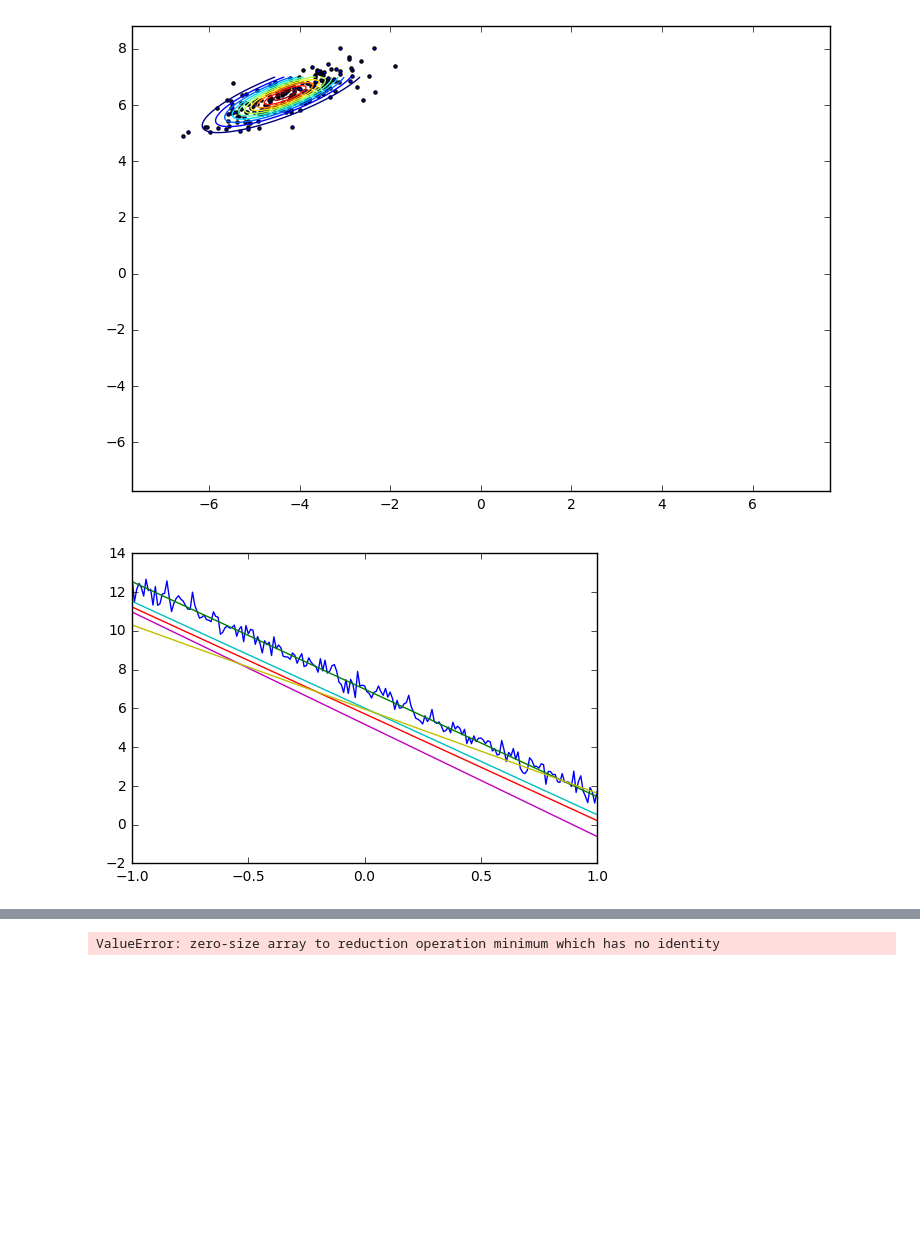
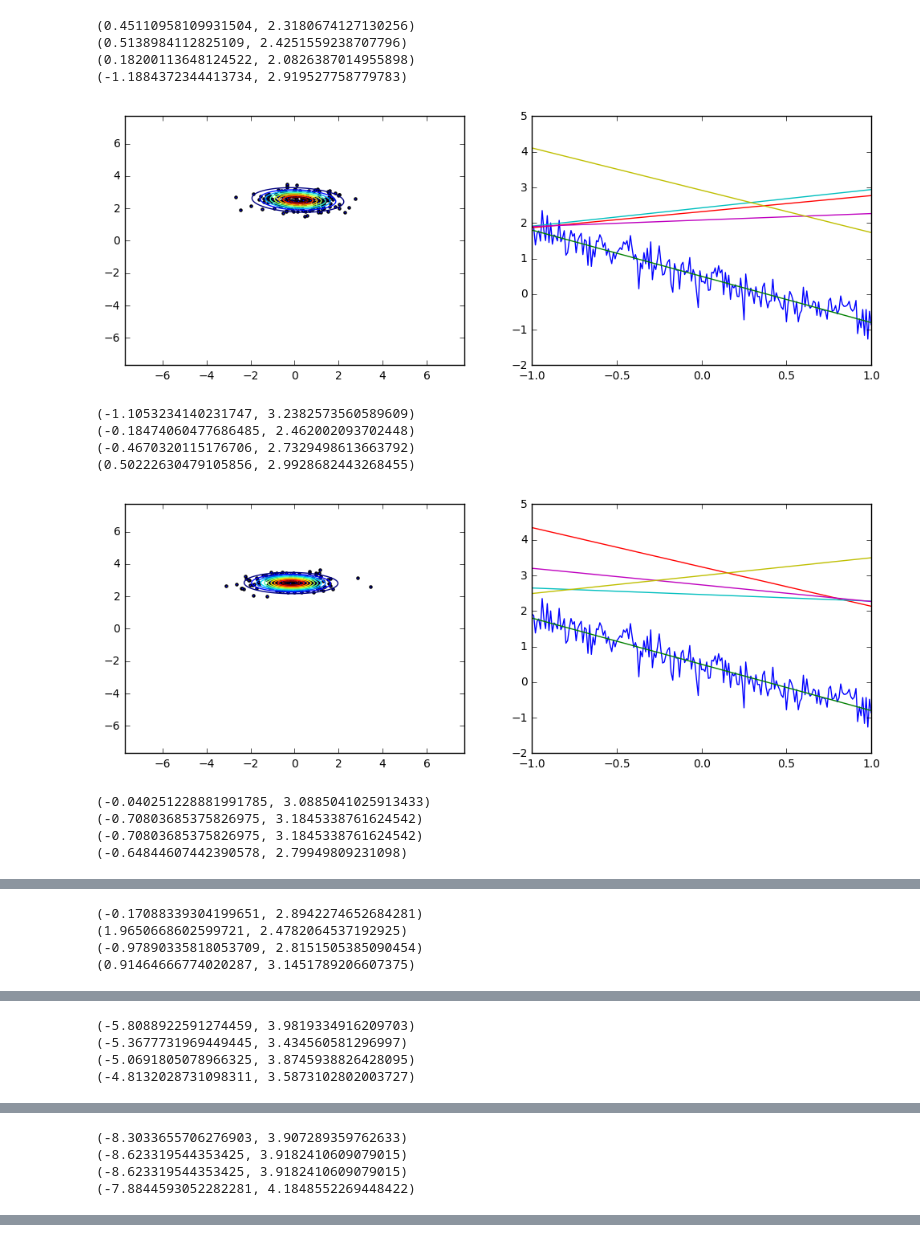
Before and after one commit to shanik-d/machine-learning, a Jupyter notebook: Untitled.ipynb, the cells around one changed output, grey strips where cells are left out. Saved outputs shown, nothing was run; the diff lists cells and outputs as text; code cells hidden in the pictures; blank space fills up the shorter version.

Commit message:
got graphs working mostly

```diff
--- a/Untitled.ipynb
+++ b/Untitled.ipynb
@@ -52,7 +53,7 @@ def pointsPDF(mu, cov, space, grid):
     return (dataDim0, dataDim1, pdf)
 
 def scatterContour(XT, YT, dataDim0, dataDim1, pdf):
-    fig = plt.figure(figsize=(9, 6))
+    fig = plt.figure(figsize=(6, 4))
     ax = fig.add_subplot( 111 )
     ax.scatter(dataDim0, dataDim1, marker='.')
     plt.contour(XT, YT, pdf, 10)
@@ -62,6 +63,10 @@ prior = pointsPDF(mu0, cov0, xRange, XY)
 
 scatterContour(XT, YT, prior[0], prior[1], prior[2])
 
+def scatterContour2(XT, YT, dataDim0, dataDim1, pdf, ax):
+    ax.scatter(dataDim0, dataDim1, marker='.')
+    ax.contour(XT, YT, pdf, 10)
+
 
 #plt.hist(yDim0, bins=200)
 #plt.show()
@@ -75,10 +80,11 @@ xArr = np.linspace(-1,1,num=201)
 errorMu, errorCov = 0, 0.3
 W = [-1.3, 0.5]
 
-def likelihood(W, ax):
+def likelihood(W, ax, b):
     yArr = [applyModelParams(i, W, errorMu, errorCov) for i in xArr]
     ax.plot(xArr, yArr)
-    return yArr
+    if (b):
+        return yArr
 
 def sampleLine(W, ax):
     yLine = W[0]*xArr + W[1]
@@ -86,7 +92,7 @@ def sampleLine(W, ax):
 
 fig = plt.figure()
 ax = fig.add_subplot( 111 )
-yArr = likelihood(W, ax)
+yArr = likelihood(W, ax, True)
 sampleLine(W, ax)
 plt.show()
 # %% [output]
@@ -118,31 +130,49 @@ scatterContour(XT, YT, posterior[0], posterior[1], posterior[2])
 # %%
 #repeat a few times to gain more information
 xPrev = x0
 yPrev = y0
 muPrev = mu1
 covPrev = cov1
-for i in range(5):
+xPoints = [x0]
+yPoints = [y0]
+for i in range(20):
     x,y = drawRandomPoint(xArr, yArr)
     mu, cov = updateMeanCov(xPrev, yPrev, muPrev, covPrev, errorCov)
     newPosterior = pointsPDF(mu, cov, xRange, XY)
+    xPoints.append(x)
+    yPoints.append(y)
+    if(i < 5 or i == 19):
+        newFig = plt.figure(figsize=(12, 4))
+        ax0 = newFig.add_subplot ( 121 )
+        scatterContour2(XT, YT, newPosterior[0], newPosterior[1], newPosterior[2], ax0)
+        ax1 = newFig.add_subplot( 122 )
+        ax1.plot(xArr, yArr)
+        #ax1.scatter(xPoints, yPoints)
+        sampleLine(W, ax1)
+        for i in range(4):
+            newW = drawRandomPoint(newPosterior[0], newPosterior[1])
+            print(newW)
+            sampleLine(newW, ax1)
 
-    scatterContour(XT, YT, newPosterior[0], newPosterior[1], newPosterior[2])
-
-    newFig = plt.figure()
-    ax = newFig.add_subplot( 111 )
-    yArr = likelihood(W, ax)
-    sampleLine(W, ax)
-    for i in range(4):
-        newW = drawRandomPoint(newPosterior[0], newPosterior[1])
-        sampleLine(newW, ax)
-
-    plt.show()
+        plt.show()
 
 
     xPrev = x
     yPrev = y
     muPrev = mu
     covPrev = cov
 # %% [output]
+(0.45110958109931504, 2.3180674127130256)
+(0.5138984112825109, 2.4251559238707796)
+(0.18200113648124522, 2.0826387014955898)
+(-1.1884372344413734, 2.919527758779783)
-[figure, old version]
+[figure, new version]
+(-1.1053234140231747, 3.2382573560589609)
+(-0.18474060477686485, 2.462002093702448)
+(-0.4670320115176706, 2.7329498613663792)
+(0.50222630479105856, 2.9928682443268455)
-[figure, old version]
+[figure, new version]
+(-0.040251228881991785, 3.0885041025913433)
+(-0.70803685375826975, 3.1845338761624542)
+(-0.70803685375826975, 3.1845338761624542)
+(-0.64844607442390578, 2.79949809231098)
@@ -149,0 +180,4 @@ for i in range(5):
+(-0.17088339304199651, 2.8942274652684281)
+(1.9650668602599721, 2.4782064537192925)
+(-0.97890335818053709, 2.8151505385090454)
+(0.91464666774020287, 3.1451789206607375)
@@ -150,0 +185,4 @@ for i in range(5):
+(-5.8088922591274459, 3.9819334916209703)
+(-5.3677731969449445, 3.434560581296997)
+(-5.0691805078966325, 3.8745938826428095)
+(-4.8132028731098311, 3.5873102802003727)
@@ -151,0 +190,4 @@ for i in range(5):
+(-8.3033655706276903, 3.907289359762633)
+(-8.623319544353425, 3.9182410609079015)
+(-8.623319544353425, 3.9182410609079015)
+(-7.8844593052282281, 4.1848552269448422)
@@ -153 +194,0 @@ for i in range(5):
-ValueError: zero-size array to reduction operation minimum which has no identity
```
Also changed, not shown: parts of 6 cells of this notebook.
